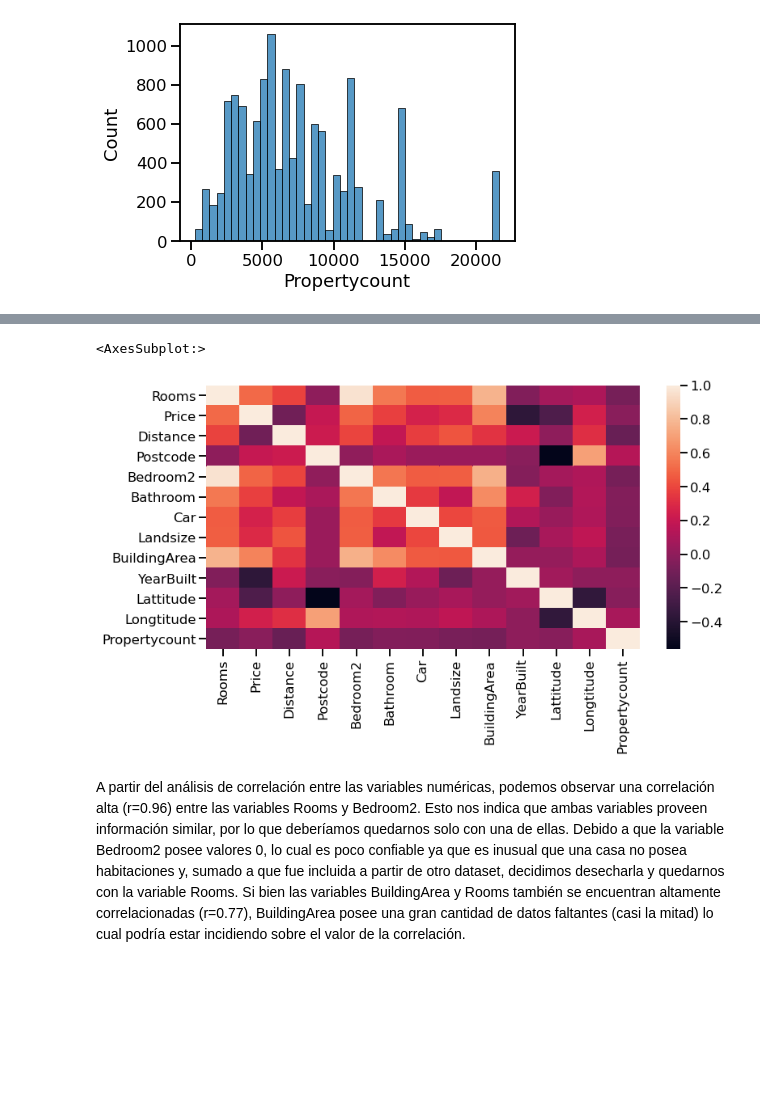
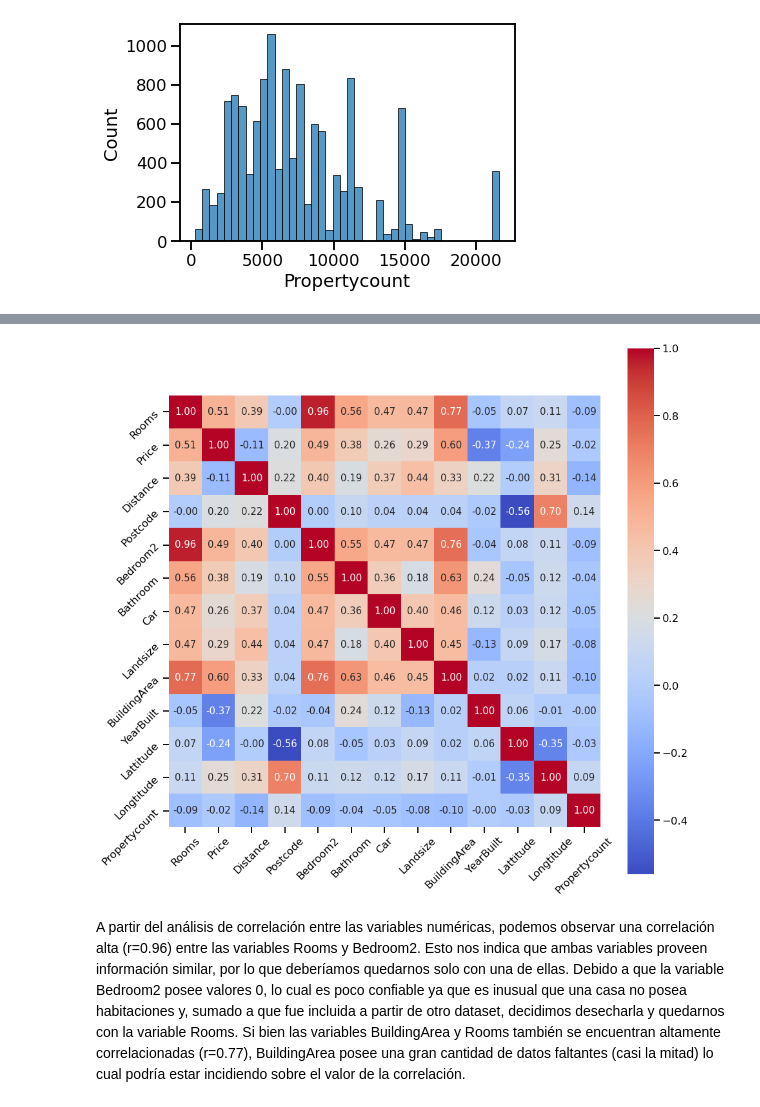
Before and after one commit to estebanarr/TP2_exploracion_curacion_datos, a Jupyter notebook: Entregable_Parte_1.ipynb, the cells around one changed output, grey strips where cells are left out. Drawn from its saved outputs; the diff is of its cells as text; code cells hidden in the pictures; blank space fills up the shorter version.

```diff
--- a/Entregable_Parte_1.ipynb
+++ b/Entregable_Parte_1.ipynb
@@ -227,6 +227,11 @@ sns.histplot(melb_df2.Propertycount)  #representa la cantidad de propiedades que
 <AxesSubplot:xlabel='Propertycount', ylabel='Count'>
 [figure]
 # %%
-melb_df2_cor=melb_df2.corr(method="spearman") #Debido a que las variables no poseen distribución normal se utilizó el metodo de spearman
-melb_df2_cor
+corr = melb_df2.corr("spearman")  #Debido a que las variables no poseen distribución normal se utilizó el metodo de spearman
+plt.figure(figsize=(15,15))
+sns.heatmap(corr, cbar = True,  square = True, annot=True, fmt= '.2f',annot_kws={'size': 15},
+           cmap= 'coolwarm')
+plt.xticks(rotation = 45)
+plt.yticks(rotation = 45)
+plt.show()
 # %% [output]
@@ -247,9 +238,4 @@ melb_df2_cor
+[figure, added]
-# %%
-plt.figure(figsize=(12,6))
-sns.heatmap(melb_df2_cor)
-# %% [output]
-<AxesSubplot:>
-[figure, removed]
 # %% [markdown]
 A partir del análisis de correlación entre las variables numéricas, podemos observar una correlación alta (r=0.96) entre las variables Rooms y Bedroom2. Esto nos indica que ambas variables proveen información similar, por lo que deberíamos quedarnos solo con una de ellas. Debido a que la variable Bedroom2 posee valores 0, lo cual es poco confiable ya que es inusual que una casa no posea habitaciones y, sumado a que fue incluida a partir de otro dataset, decidimos desecharla y quedarnos con la variable Rooms. Si bien las variables BuildingArea y Rooms también se encuentran altamente correlacionadas (r=0.77), BuildingArea posee una gran cantidad de datos faltantes (casi la mitad) lo cual podría estar incidiendo sobre el valor de la correlación.
 # %% [markdown]
```
Also changed, not shown: parts of 7 cells of this notebook.
